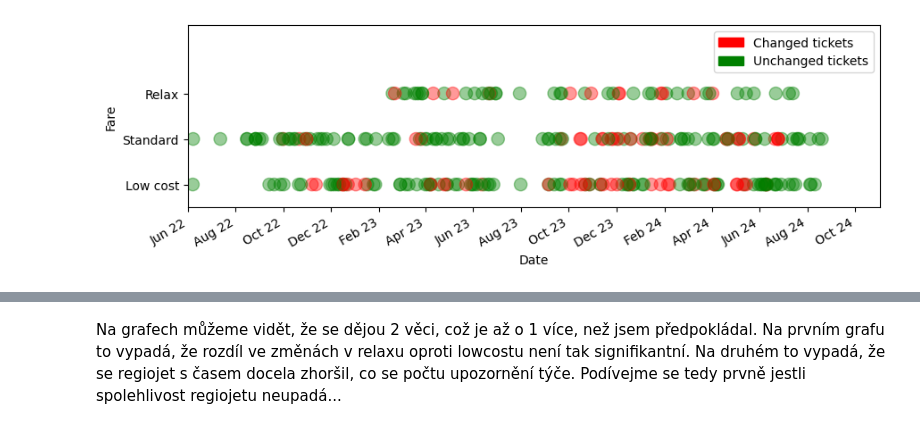
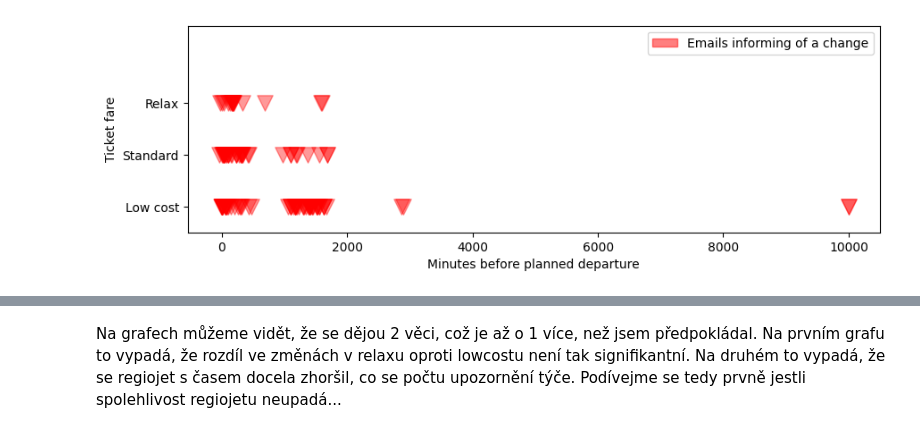
Before and after one commit to ThersVV/regiojet_analysis, a Jupyter notebook: try1.ipynb, the cells around one changed output, grey strips where cells are left out. Drawn from its saved outputs; the diff is of its cells as text; code cells hidden in the pictures.

```diff
--- a/try1.ipynb
+++ b/try1.ipynb
@@ -40,22 +27,4 @@ plt.show()
-# %%
-x = [entry[0] for entry in rides]
-y = [entry[1] for entry in rides]
-color = ["red" if entry[2] else "green" for entry in rides]
-
-fig, ax = plt.subplots(figsize=(10, 3))
-ax.legend(handles=[red_patch, green_patch])
-
-plt.xlabel("Date")
-plt.ylabel("Fare")
-plt.yticks([1, 2, 3], ["Low cost", "Standard", "Relax"])
-plt.ylim(0.5, 4.5)
-plt.scatter(x, y, s=105, c=color, alpha=0.4)
-
-plt.gca().xaxis.set_major_locator(mdates.MonthLocator(interval=2))  # Monthly intervals
-plt.gca().xaxis.set_major_formatter(mdates.DateFormatter("%b %y"))  # Format as Year-Month-Day
-plt.gcf().autofmt_xdate()
-
-_x = plt.xlim(left=datetime.datetime(2022, 6, 1))
-plt.show()
-# %% [output]
-[figure, removed]
+# %%
+changes_time()
+# %% [output]
+[figure, added]
```
Also changed, not shown: parts of 21 cells of this notebook, 2 other files.
